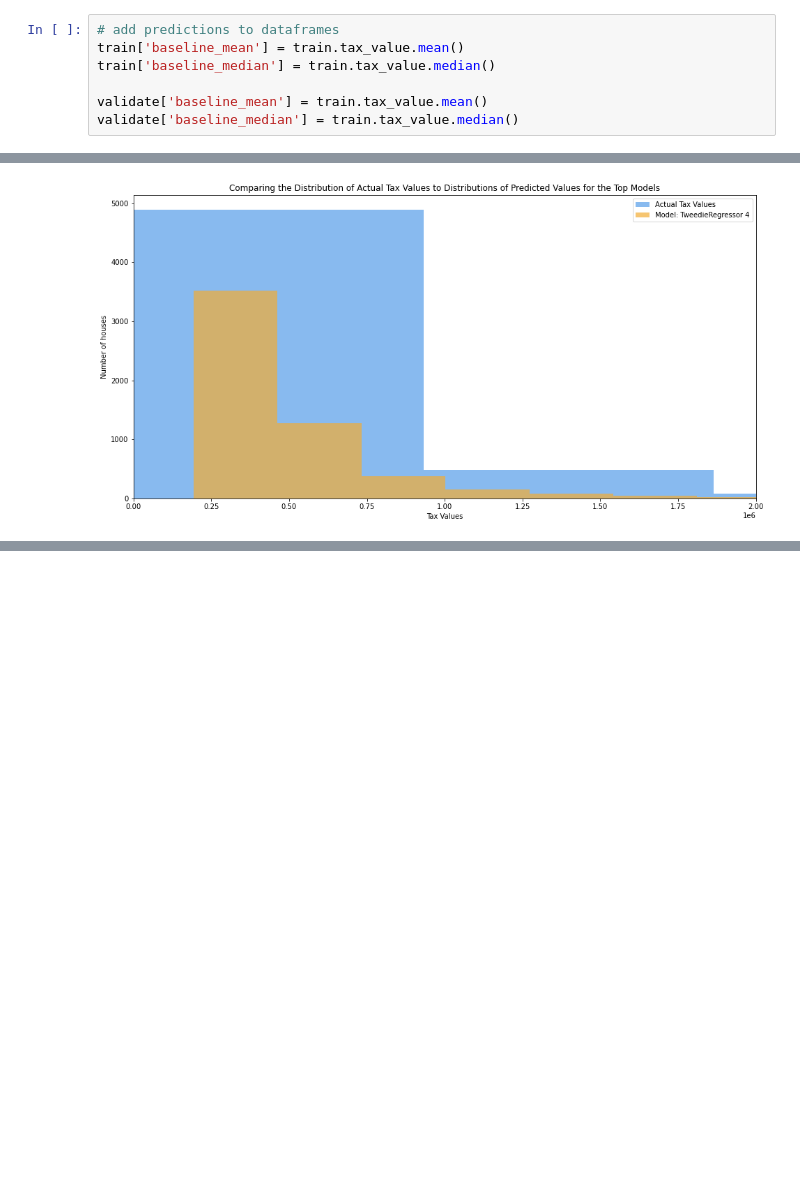
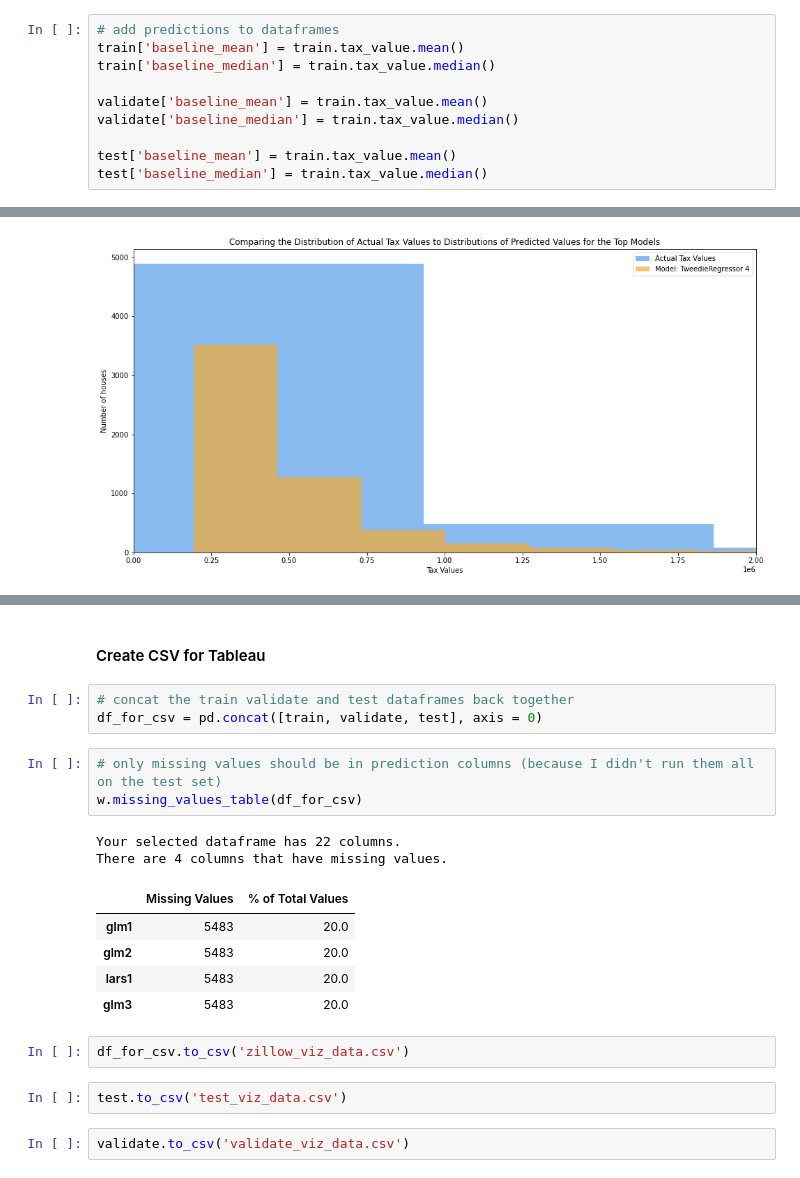
Before and after one commit to HeatherOrtegaMcMillan/zillow_regression_project, a Jupyter notebook: final_notebook.ipynb, the cells around one changed output, grey strips where cells are left out. Cells and saved outputs as stored; diff of their text form; blank space fills up the shorter version.

```diff
--- a/final_notebook.ipynb
+++ b/final_notebook.ipynb
@@ -383,6 +404,9 @@ train['baseline_median'] = train.tax_value.median()
 
 validate['baseline_mean'] = train.tax_value.mean()
 validate['baseline_median'] = train.tax_value.median()
+
+test['baseline_mean'] = train.tax_value.mean()
+test['baseline_median'] = train.tax_value.median()
 # %%
 # set up baseline and look at rmse
 ev.compare_rmse([(train.baseline_mean, y_train), (validate.baseline_mean, y_validate), (train.baseline_median, y_train), (validate.baseline_median, y_validate) ])
@@ -616,0 +662,22 @@ plt.show()
+# %% [markdown]
+#### Create CSV for Tableau
+# %%
+# concat the train validate and test dataframes back together
+df_for_csv = pd.concat([train, validate, test], axis = 0)
+# %%
+# only missing values should be in prediction columns (because I didn't run them all on the test set)
+w.missing_values_table(df_for_csv)
+# %% [output]
+Your selected dataframe has 22 columns.
+There are 4 columns that have missing values.
+|  | Missing Values | % of Total Values |
+| glm1 | 5483 | 20.0 |
+| glm2 | 5483 | 20.0 |
+| lars1 | 5483 | 20.0 |
+| glm3 | 5483 | 20.0 |
+# %%
+df_for_csv.to_csv('zillow_viz_data.csv')
+# %%
+test.to_csv('test_viz_data.csv')
+# %%
+validate.to_csv('validate_viz_data.csv')
```
Also changed, not shown: parts of 14 cells of this notebook, 2 other files.
